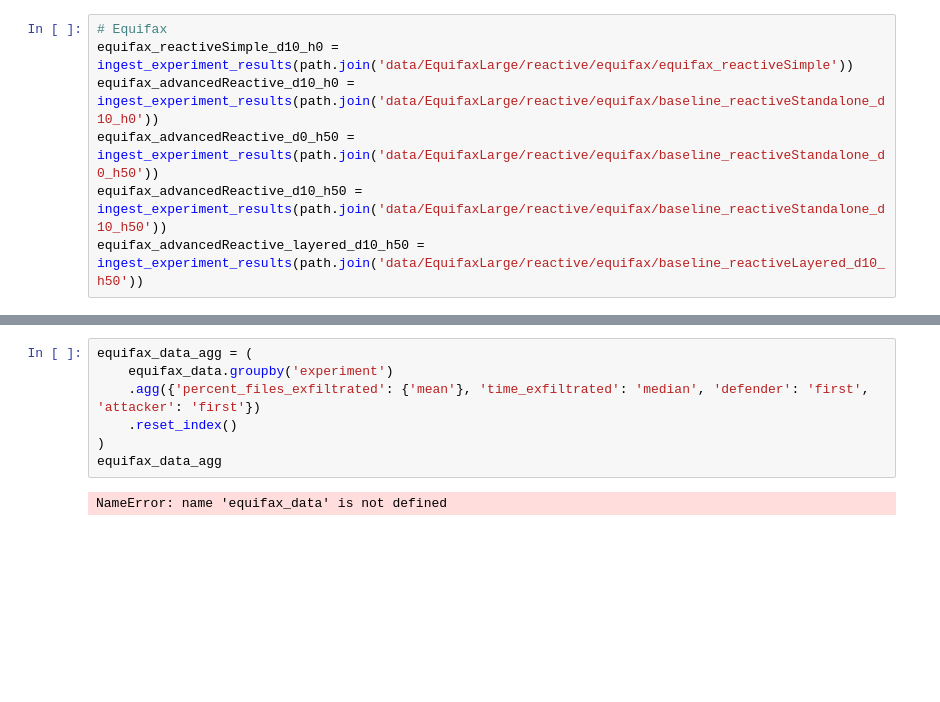
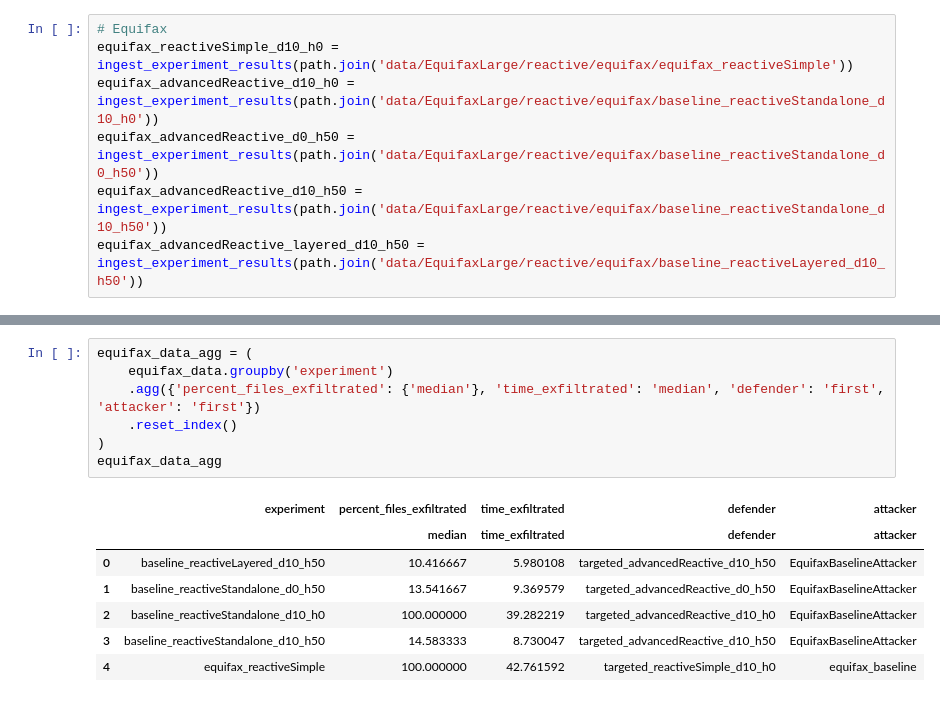
Before and after one commit to bsinger-cmu/perry, a Jupyter notebook: data_analysis/reactive-new.ipynb, the cells around one changed output, grey strips where cells are left out. Saved outputs shown, nothing was run; the diff lists cells and outputs as text; blank space fills up the shorter version.

```diff
--- a/data_analysis/reactive-new.ipynb
+++ b/data_analysis/reactive-new.ipynb
@@ -42,11 +40,17 @@ FileNotFoundError: [Errno 2] No such file or directory: 'data/EquifaxLarge/react
 # %%
 equifax_data_agg = (
     equifax_data.groupby('experiment')
-    .agg({'percent_files_exfiltrated': {'mean'}, 'time_exfiltrated': 'median', 'defender': 'first', 'attacker': 'first'})
+    .agg({'percent_files_exfiltrated': {'median'}, 'time_exfiltrated': 'median', 'defender': 'first', 'attacker': 'first'})
     .reset_index()
 )
 equifax_data_agg
 # %% [output]
-NameError: name 'equifax_data' is not defined
+|  | experiment | percent_files_exfiltrated | time_exfiltrated | defender | attacker |
+|  |  | median | time_exfiltrated | defender | attacker |
+| 0 | baseline_reactiveLayered_d10_h50 | 10.416667 | 5.980108 | targeted_advancedReactive_d10_h50 | EquifaxBaselineAttacker |
+| 1 | baseline_reactiveStandalone_d0_h50 | 13.541667 | 9.369579 | targeted_advancedReactive_d0_h50 | EquifaxBaselineAttacker |
+| 2 | baseline_reactiveStandalone_d10_h0 | 100.000000 | 39.282219 | targeted_advancedReactive_d10_h0 | EquifaxBaselineAttacker |
+| 3 | baseline_reactiveStandalone_d10_h50 | 14.583333 | 8.730047 | targeted_advancedReactive_d10_h50 | EquifaxBaselineAttacker |
+| 4 | equifax_reactiveSimple | 100.000000 | 42.761592 | targeted_reactiveSimple_d10_h0 | equifax_baseline |
 # %%
 # Box plot
```
Also changed, not shown: parts of 2 cells of this notebook, 10 other files.
